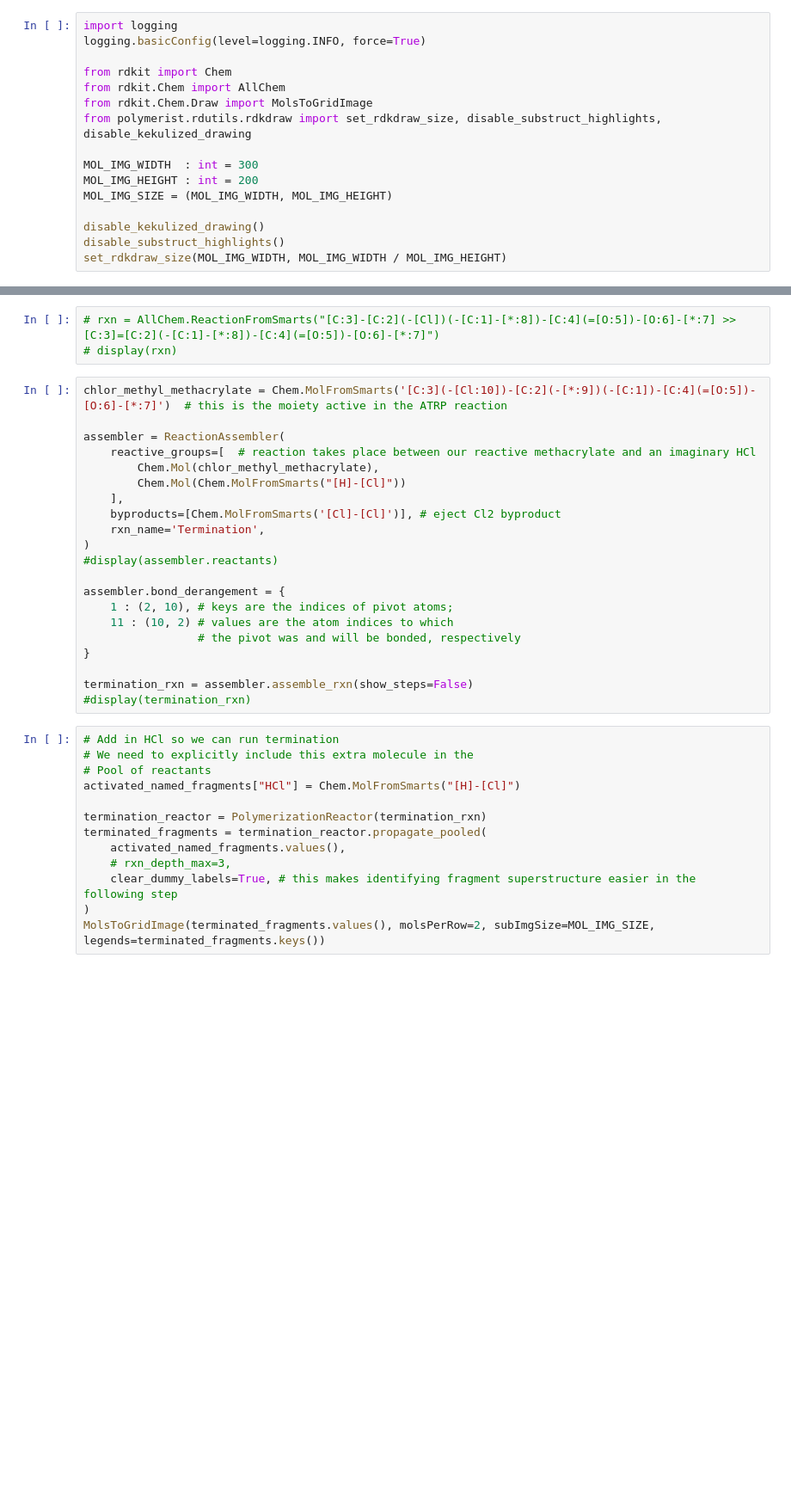
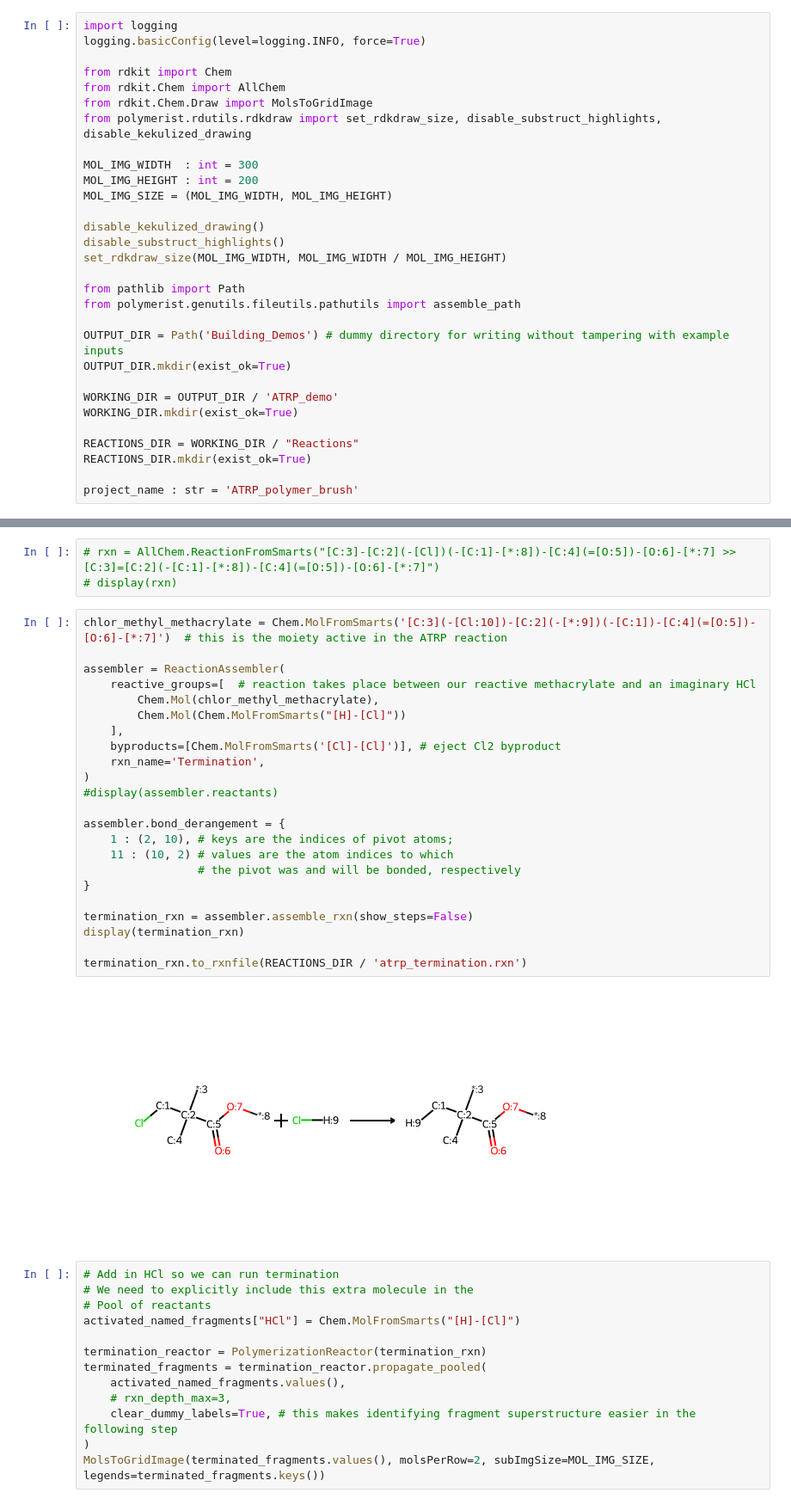
Before and after one commit to joelaforet/polyzymd_builder, a Jupyter notebook: building_random_co-polymers.ipynb, the cells around one changed output, grey strips where cells are left out. Shown at 86% size. Drawn from its saved outputs; the diff is of its cells as text; blank space fills up the shorter version.

Commit message:
cleaned up polymer building tutorial

```diff
--- a/building_random_co-polymers.ipynb
+++ b/building_random_co-polymers.ipynb
@@ -22,3 +31,17 @@ MOL_IMG_SIZE = (MOL_IMG_WIDTH, MOL_IMG_HEIGHT)
 disable_kekulized_drawing()
 disable_substruct_highlights()
 set_rdkdraw_size(MOL_IMG_WIDTH, MOL_IMG_WIDTH / MOL_IMG_HEIGHT)
+
+from pathlib import Path
+from polymerist.genutils.fileutils.pathutils import assemble_path
+
+OUTPUT_DIR = Path('Building_Demos') # dummy directory for writing without tampering with example inputs
+OUTPUT_DIR.mkdir(exist_ok=True)
+
+WORKING_DIR = OUTPUT_DIR / 'ATRP_demo'
+WORKING_DIR.mkdir(exist_ok=True)
+
+REACTIONS_DIR = WORKING_DIR / "Reactions"
+REACTIONS_DIR.mkdir(exist_ok=True)
+
+project_name : str = 'ATRP_polymer_brush'
@@ -309,24 +315,28 @@ MolsToGridImage(activated_named_fragments.values(), molsPerRow=2, subImgSize=MOL
 # %%
 chlor_methyl_methacrylate = Chem.MolFromSmarts('[C:3](-[Cl:10])-[C:2](-[*:9])(-[C:1])-[C:4](=[O:5])-[O:6]-[*:7]')  # this is the moiety active in the ATRP reaction
 
 assembler = ReactionAssembler(
     reactive_groups=[  # reaction takes place between our reactive methacrylate and an imaginary HCl
         Chem.Mol(chlor_methyl_methacrylate),
         Chem.Mol(Chem.MolFromSmarts("[H]-[Cl]"))
     ],
     byproducts=[Chem.MolFromSmarts('[Cl]-[Cl]')], # eject Cl2 byproduct
     rxn_name='Termination',
 )
 #display(assembler.reactants)
 
 assembler.bond_derangement = {
     1 : (2, 10), # keys are the indices of pivot atoms;
     11 : (10, 2) # values are the atom indices to which
                  # the pivot was and will be bonded, respectively
 }
 
 termination_rxn = assembler.assemble_rxn(show_steps=False)
-#display(termination_rxn)
+display(termination_rxn)
+
+termination_rxn.to_rxnfile(REACTIONS_DIR / 'atrp_termination.rxn')
+# %% [output]
+[figure, added]
 # %%
 # Add in HCl so we can run termination
 # We need to explicitly include this extra molecule in the
```
Also changed, not shown: parts of 22 cells of this notebook, 5 other files.
